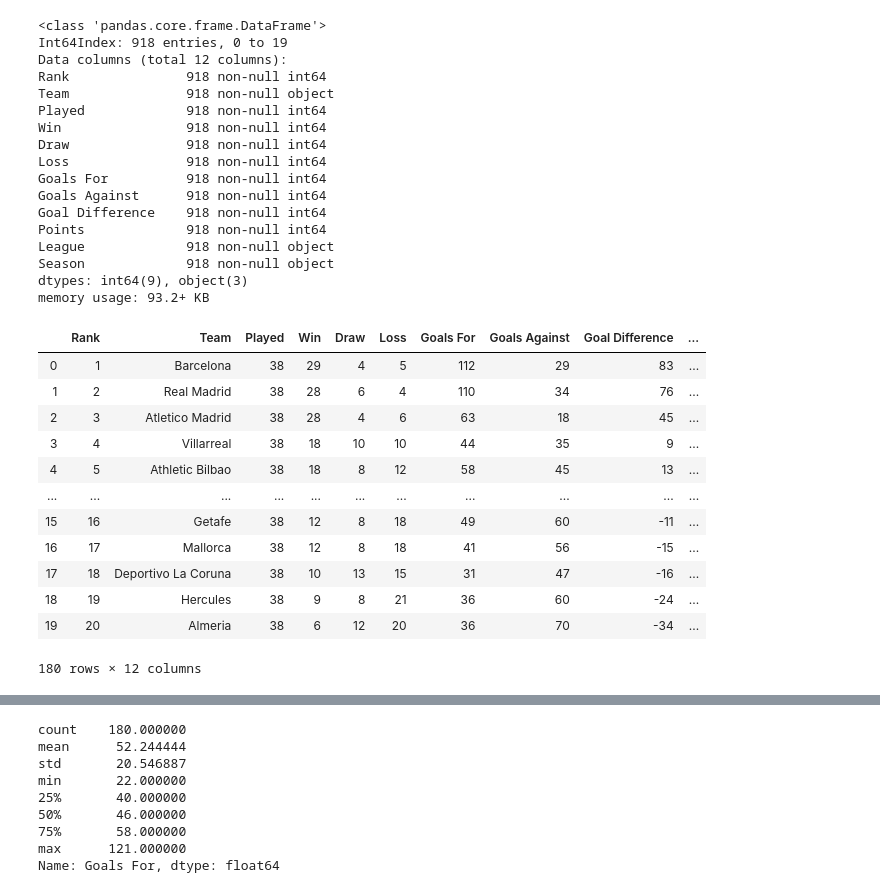
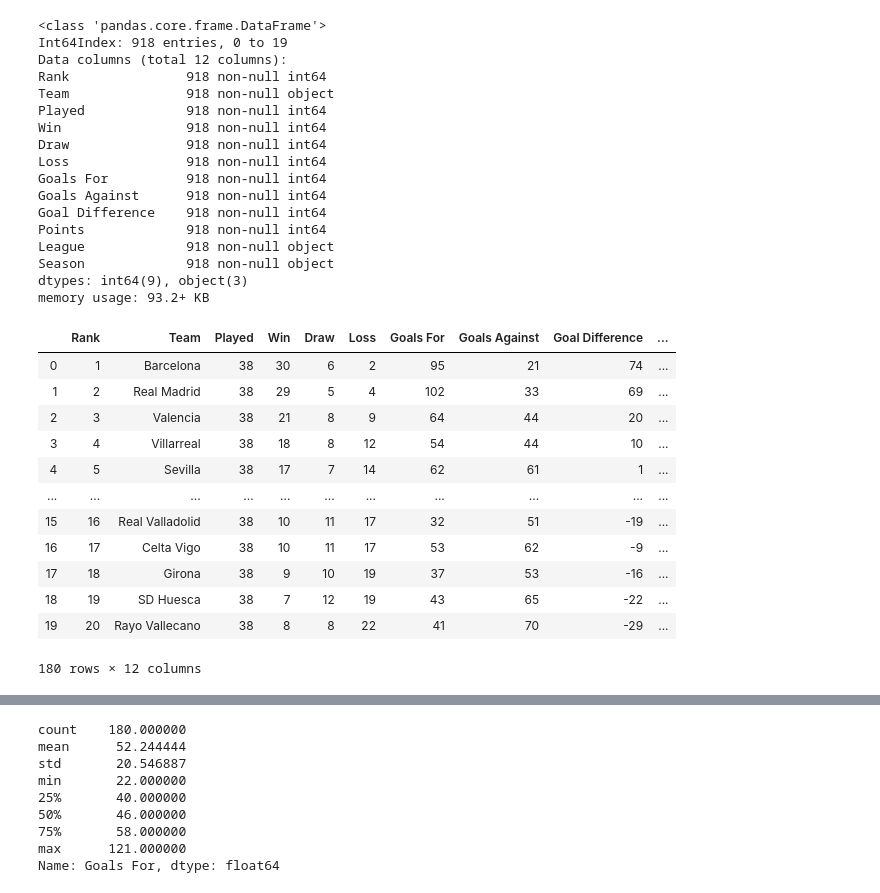
Before and after one commit to Suwadith/Winning-Eleven-Scout-Evaluation-and-Analysis-to-Enhance-Football-Player-Recommendations-ML-Flask, a Jupyter notebook: Analysis/1. Analyzing League Difficulty.ipynb, the cells around one changed output, grey strips where cells are left out. Drawn from its saved outputs; the diff is of its cells as text; code cells hidden in the pictures.

```diff
--- a/Analysis/1. Analyzing League Difficulty.ipynb
+++ b/Analysis/1. Analyzing League Difficulty.ipynb
@@ -75,22 +75,22 @@ eplDf = combinedDataframe.loc[combinedDataframe['League'] == 'PremierLeague']
 
 # laliga2010Df = combinedDataframe.loc[(combinedDataframe['League'] == 'LaLiga') & (combinedDataframe['Season'] == '2010')]
 # laliga2018Df = combinedDataframe.loc[(combinedDataframe['League'] == 'LaLiga') & (combinedDataframe['Season'] == '2018')]
-# %%
-laligaDf
-# %% [output]
-|  | Rank | Team | Played | Win | Draw | Loss | Goals For | Goals Against | Goal Difference | ... |
-| 0 | 1 | Barcelona | 38 | 29 | 4 | 5 | 112 | 29 | 83 | ... |
-| 1 | 2 | Real Madrid | 38 | 28 | 6 | 4 | 110 | 34 | 76 | ... |
-| 2 | 3 | Atletico Madrid | 38 | 28 | 4 | 6 | 63 | 18 | 45 | ... |
-| 3 | 4 | Villarreal | 38 | 18 | 10 | 10 | 44 | 35 | 9 | ... |
-| 4 | 5 | Athletic Bilbao | 38 | 18 | 8 | 12 | 58 | 45 | 13 | ... |
-| ... | ... | ... | ... | ... | ... | ... | ... | ... | ... | ... |
-| 15 | 16 | Getafe | 38 | 12 | 8 | 18 | 49 | 60 | -11 | ... |
-| 16 | 17 | Mallorca | 38 | 12 | 8 | 18 | 41 | 56 | -15 | ... |
-| 17 | 18 | Deportivo La Coruna | 38 | 10 | 13 | 15 | 31 | 47 | -16 | ... |
-| 18 | 19 | Hercules | 38 | 9 | 8 | 21 | 36 | 60 | -24 | ... |
-| 19 | 20 | Almeria | 38 | 6 | 12 | 20 | 36 | 70 | -34 | ... |
-180 rows × 12 columns
+# %%
+laligaTeamDf
+# %% [output]
+|  | Rank | Team | Played | Win | Draw | Loss | Goals For | Goals Against | Goal Difference | ... |
+| 0 | 1 | Barcelona | 38 | 30 | 6 | 2 | 95 | 21 | 74 | ... |
+| 1 | 2 | Real Madrid | 38 | 29 | 5 | 4 | 102 | 33 | 69 | ... |
+| 2 | 3 | Valencia | 38 | 21 | 8 | 9 | 64 | 44 | 20 | ... |
+| 3 | 4 | Villarreal | 38 | 18 | 8 | 12 | 54 | 44 | 10 | ... |
+| 4 | 5 | Sevilla | 38 | 17 | 7 | 14 | 62 | 61 | 1 | ... |
+| ... | ... | ... | ... | ... | ... | ... | ... | ... | ... | ... |
+| 15 | 16 | Real Valladolid | 38 | 10 | 11 | 17 | 32 | 51 | -19 | ... |
+| 16 | 17 | Celta Vigo | 38 | 10 | 11 | 17 | 53 | 62 | -9 | ... |
+| 17 | 18 | Girona | 38 | 9 | 10 | 19 | 37 | 53 | -16 | ... |
+| 18 | 19 | SD Huesca | 38 | 7 | 12 | 19 | 43 | 65 | -22 | ... |
+| 19 | 20 | Rayo Vallecano | 38 | 8 | 8 | 22 | 41 | 70 | -29 | ... |
+180 rows × 12 columns
 # %%
 # laliga2010Df
 # %%
```
Also changed, not shown: parts of 10 cells of this notebook, 1 other file.
